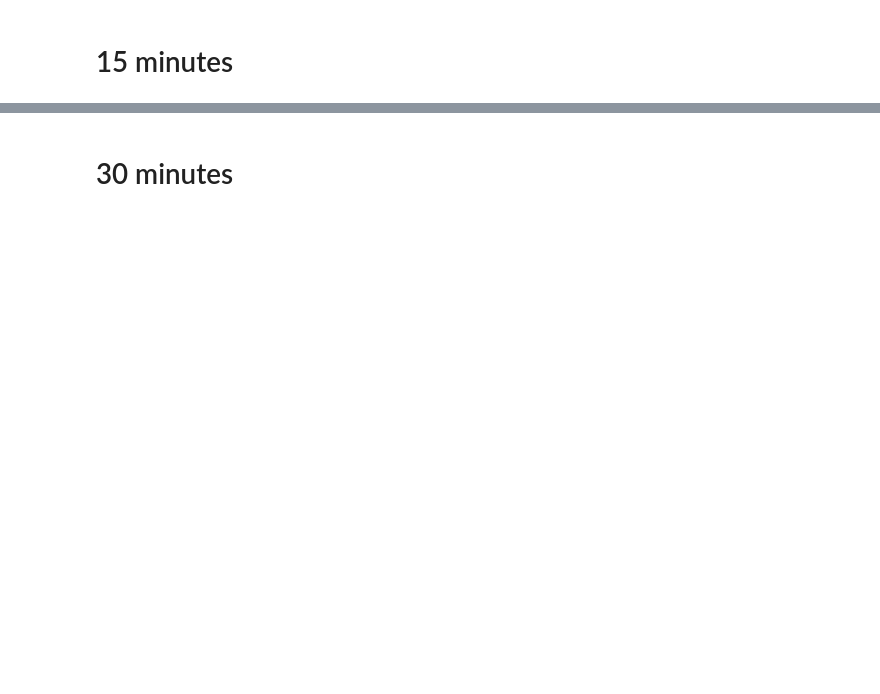
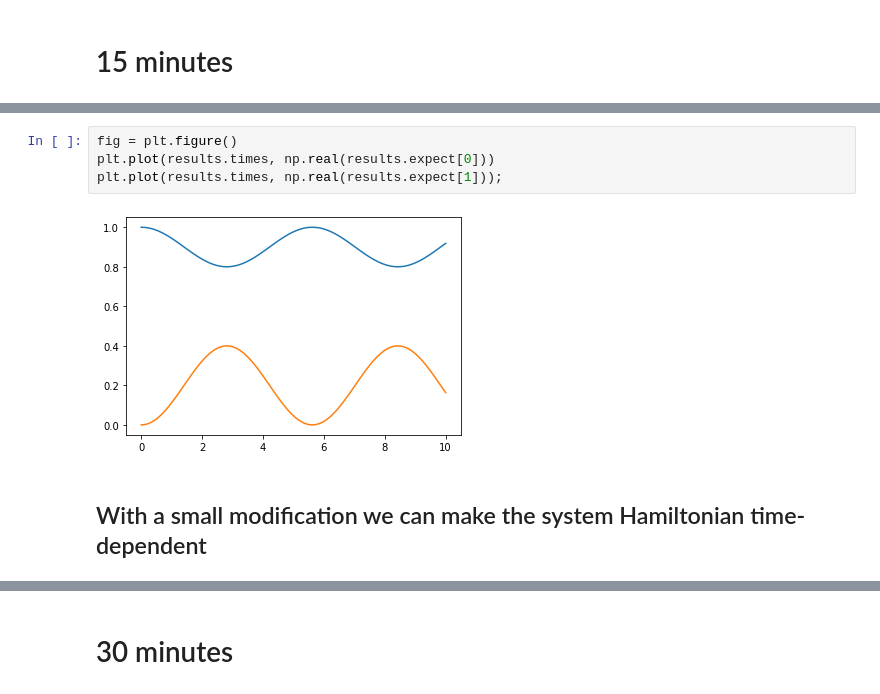
Before and after one commit to hodgestar/qutip-venezuela-2022, a Jupyter notebook: qutip-simulating-circuits-2022-01.ipynb, the cells around one changed output, grey strips where cells are left out. Drawn from its saved outputs; the diff is of its cells as text; blank space fills up the shorter version.

```diff
--- a/qutip-simulating-circuits-2022-01.ipynb
+++ b/qutip-simulating-circuits-2022-01.ipynb
@@ -150,0 +253,8 @@ import qutip
+# %%
+fig = plt.figure()
+plt.plot(results.times, np.real(results.expect[0]))
+plt.plot(results.times, np.real(results.expect[1]));
+# %% [output]
+[figure, added]
+# %% [markdown]
+## With a small modification we can make the system Hamiltonian time-dependent
```
Also changed, not shown: parts of 62 cells of this notebook.
